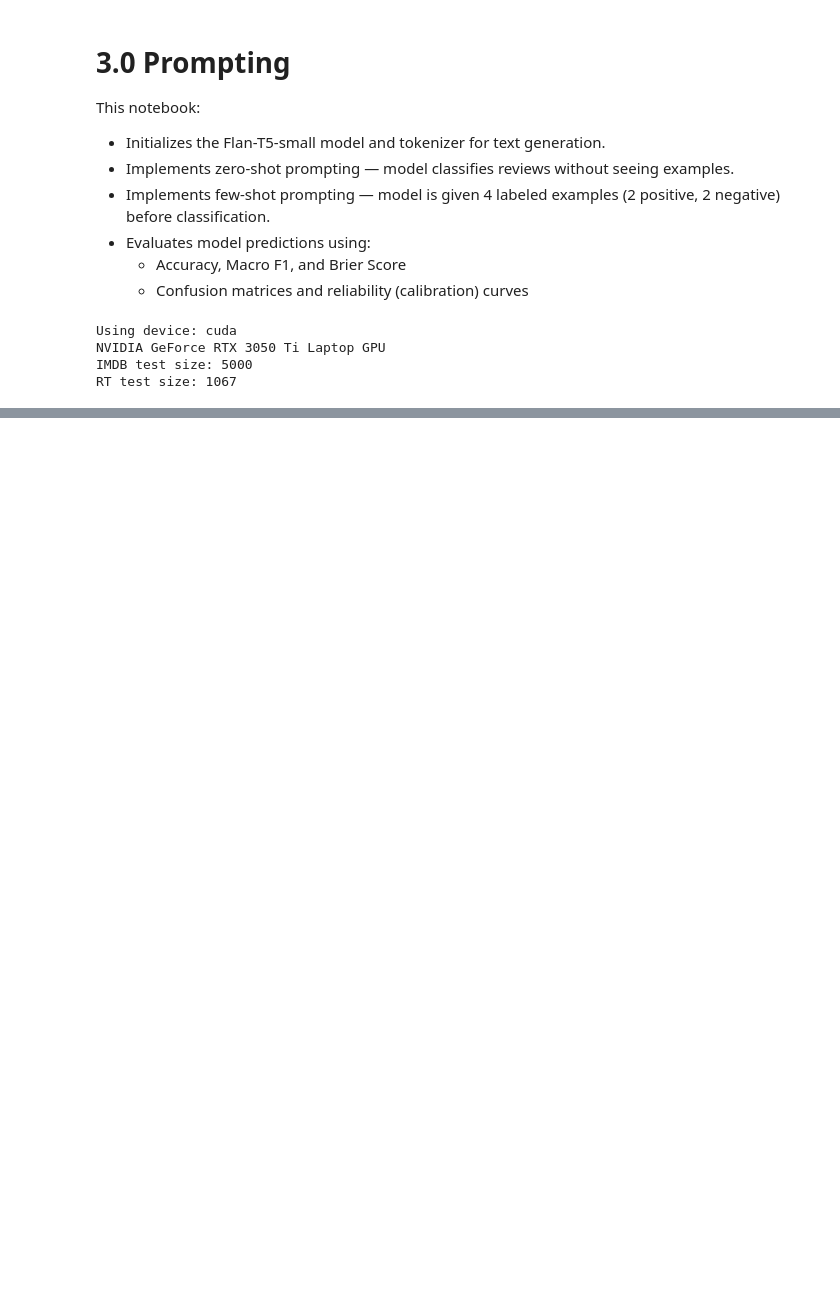
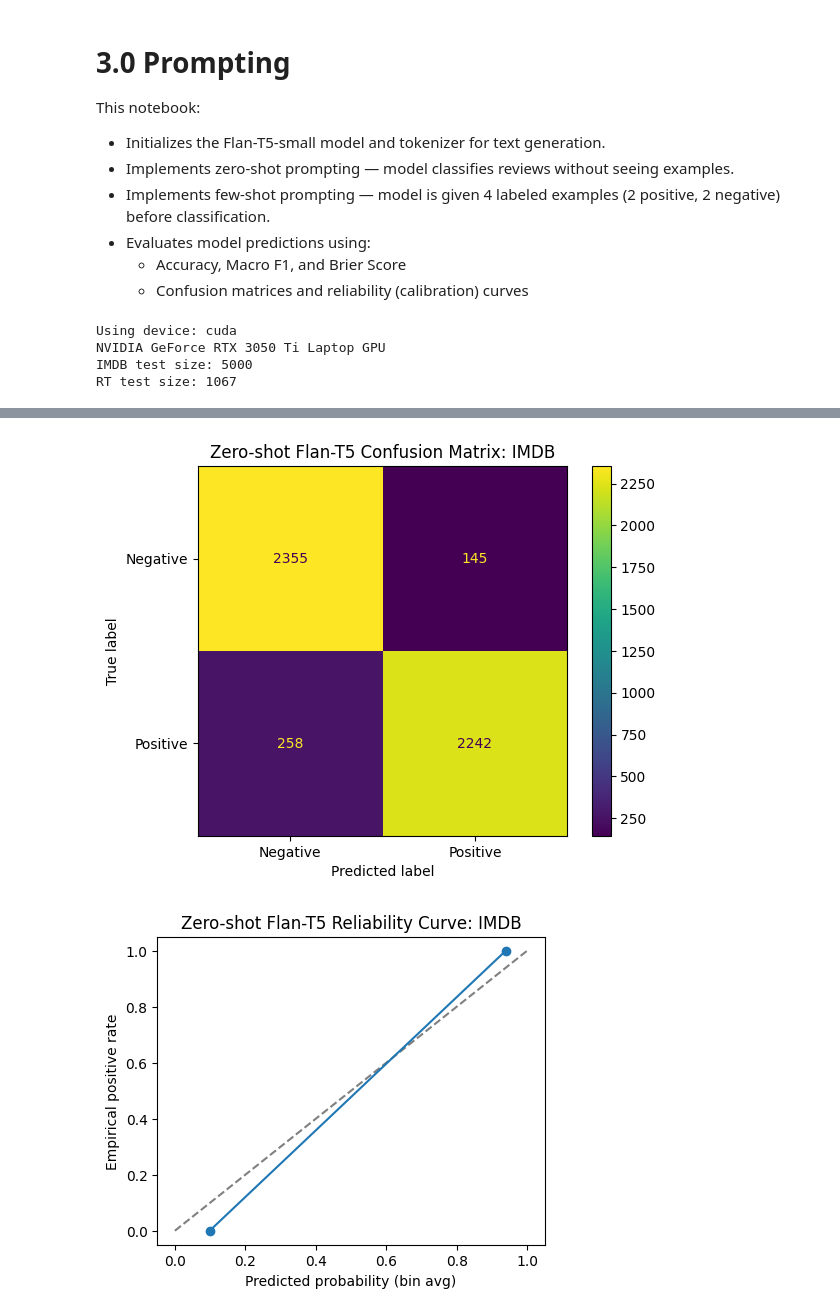
Before and after one commit to avrilmohh/dsa4213project, a Jupyter notebook: notebooks/3.0-prompting-report.ipynb, the cells around one changed output, grey strips where cells are left out. Drawn from its saved outputs; the diff is of its cells as text; code cells hidden in the pictures; blank space fills up the shorter version.

Commit message:
Restored prompting model

```diff
--- a/notebooks/3.0-prompting-report.ipynb
+++ b/notebooks/3.0-prompting-report.ipynb
@@ -217,0 +150,78 @@ print("Artifacts →", "tables:", DIR_TABLES, "| figs:", DIR_FIGS, "| preds:", D
+# %%
+label_map = {"Negative": 0, "Positive": 1}
+
+def normalize_labels(preds):
+    norm = []
+    for p in preds:
+        if p.lower() == "positive":
+            norm.append("Positive")
+        elif p.lower() == "negative":
+            norm.append("Negative")
+        else:
+            # fallback for weird outputs
+            norm.append("Negative")
+    return norm
+
+def evaluate_and_plot(true_labels, zs_preds, fs_preds, dataset_name="Dataset"):
+    y_true = [label_map[l] for l in true_labels]
+
+    # Zero-shot
+    zs_pred_bin = [label_map.get(l, 0) for l in zs_preds]
+    zs_prob = [1.0 if l == "Positive" else 0.0 for l in zs_preds]
+
+    zs_acc = accuracy_score(y_true, zs_pred_bin)
+    zs_f1  = f1_score(y_true, zs_pred_bin, average="macro")
+    zs_brier = brier_score_loss(y_true, zs_prob)
+
+    print(f"Zero-shot metrics ({dataset_name}):")
+    print(f"Accuracy: {zs_acc:.3f}, Macro F1: {zs_f1:.3f}, Brier Score: {zs_brier:.3f}")
+    print(f"Zero-shot classification report ({dataset_name}):")
+    print(classification_report(true_labels, zs_preds))
+
+    # Few-shot
+    fs_pred_bin = [label_map.get(l, 0) for l in fs_preds]
+    fs_prob = [1.0 if l == "Positive" else 0.0 for l in fs_preds]
+
+    fs_acc = accuracy_score(y_true, fs_pred_bin)
+    fs_f1  = f1_score(y_true, fs_pred_bin, average="macro")
+    fs_brier = brier_score_loss(y_true, fs_prob)
+
+    print(f"\nFew-shot metrics ({dataset_name}):")
+    print(f"Accuracy: {fs_acc:.3f}, Macro F1: {fs_f1:.3f}, Brier Score: {fs_brier:.3f}")
+    print(f"Few-shot classification report ({dataset_name}):")
+    print(classification_report(true_labels, fs_preds))
+
+    # Plot function
+    def plot_confusion_and_reliability(y_true, y_pred_bin, y_prob, model_name):
+        # Confusion matrix
+        cm = confusion_matrix(y_true, y_pred_bin, labels=[0,1])
+        disp = ConfusionMatrixDisplay(cm, display_labels=["Negative","Positive"])
+        disp.plot(values_format="d")
+        plt.title(f"{model_name} Confusion Matrix: {dataset_name}")
+        plt.show()
+
+        # Reliability / calibration curve
+        fracs, means = calibration_curve(y_true, y_prob, n_bins=10, strategy="quantile")
+        plt.figure(figsize=(5,4))
+        plt.plot([0,1],[0,1], linestyle="--", color="gray")
+        plt.plot(fracs, means, marker="o", label=model_name)
+        plt.xlabel("Predicted probability (bin avg)")
+        plt.ylabel("Empirical positive rate")
+        plt.title(f"{model_name} Reliability Curve: {dataset_name}")
+        plt.show()
+
+    # Plot for zero-shot and few-shot
+    plot_confusion_and_reliability(y_true, zs_pred_bin, zs_prob, model_name="Zero-shot Flan-T5")
+    plot_confusion_and_reliability(y_true, fs_pred_bin, fs_prob, model_name="Few-shot Flan-T5")
+
+
+# Evaluate IMDB
+imdb_true_labels = ["Positive" if l == 1 else "Negative" for l in imdb_test["label"]]
+evaluate_and_plot(imdb_true_labels, imdb_zs_preds, imdb_fs_preds, dataset_name="IMDB")
+
+# Evaluate Rotten Tomatoes
+rt_zs_preds_norm = normalize_labels(rt_zs_preds)
+rt_fs_preds_norm = normalize_labels(rt_fs_preds)
+rt_true_labels = ["Positive" if l == 1 else "Negative" for l in rt_test["label"]]
+evaluate_and_plot(rt_true_labels, rt_zs_preds_norm, rt_fs_preds_norm, dataset_name="Rotten Tomatoes")
+# %% [output]
@@ -217,0 +245,2 @@ print("Artifacts →", "tables:", DIR_TABLES, "| figs:", DIR_FIGS, "| preds:", D
+[figure, added]
+[figure, added]
```
Also changed, not shown: parts of 7 cells of this notebook.
